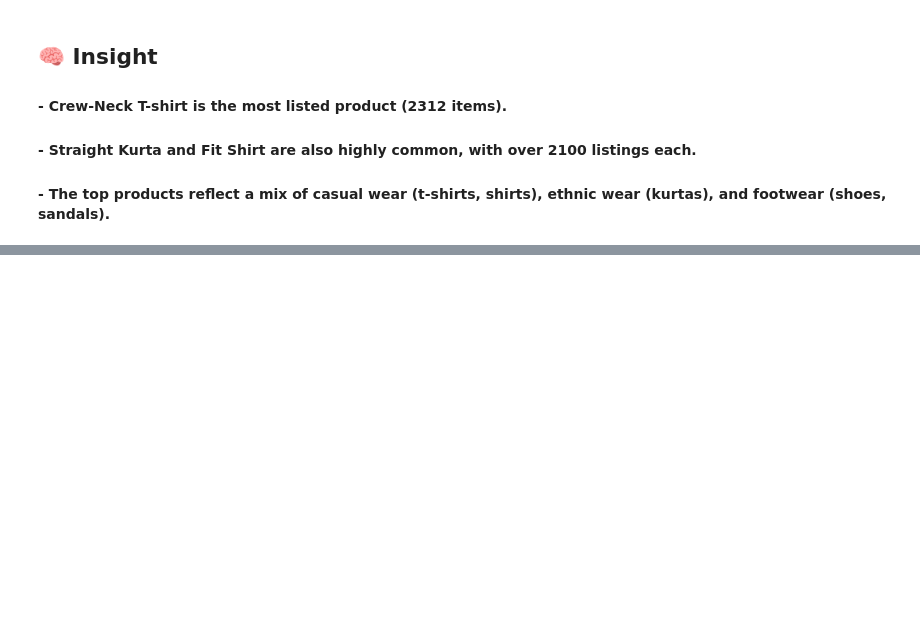
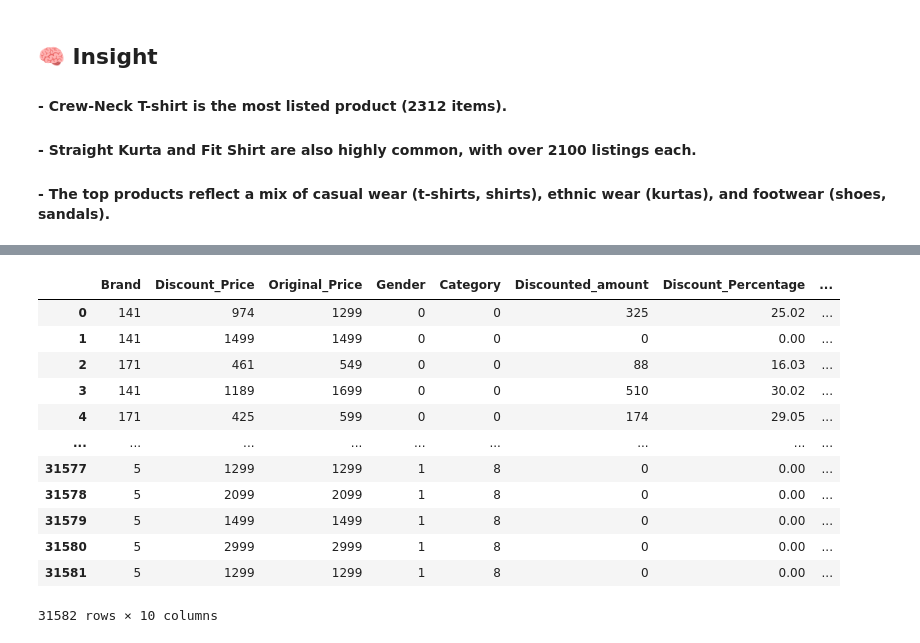
Before and after one commit to harshkarwade/Fashion-Trend-Analysis, a Jupyter notebook: Fashion_Trend_Analysis (3).ipynb, the cells around one changed output, grey strips where cells are left out. Drawn from its saved outputs; the diff is of its cells as text; code cells hidden in the pictures; blank space fills up the shorter version.

```diff
--- a/Fashion_Trend_Analysis (3).ipynb
+++ b/Fashion_Trend_Analysis (3).ipynb
@@ -1211,0 +1252,26 @@ plt.show()
+# %%
+from sklearn.preprocessing import LabelEncoder
+label = LabelEncoder()
+# %%
+df.Brand = label.fit_transform(df.Brand)
+df.Gender = label.fit_transform(df.Gender)
+df.Product_Name = label.fit_transform(df.Product_Name)
+df.Price_Segment = label.fit_transform(df.Price_Segment)
+df.Discount_Tier = label.fit_transform(df.Discount_Tier)
+df.Category = label.fit_transform(df.Category)
+# %%
+df
+# %% [output]
+|  | Brand | Discount_Price | Original_Price | Gender | Category | Discounted_amount | Discount_Percentage | ... |
+| 0 | 141 | 974 | 1299 | 0 | 0 | 325 | 25.02 | ... |
+| 1 | 141 | 1499 | 1499 | 0 | 0 | 0 | 0.00 | ... |
+| 2 | 171 | 461 | 549 | 0 | 0 | 88 | 16.03 | ... |
+| 3 | 141 | 1189 | 1699 | 0 | 0 | 510 | 30.02 | ... |
+| 4 | 171 | 425 | 599 | 0 | 0 | 174 | 29.05 | ... |
+| ... | ... | ... | ... | ... | ... | ... | ... | ... |
+| 31577 | 5 | 1299 | 1299 | 1 | 8 | 0 | 0.00 | ... |
+| 31578 | 5 | 2099 | 2099 | 1 | 8 | 0 | 0.00 | ... |
+| 31579 | 5 | 1499 | 1499 | 1 | 8 | 0 | 0.00 | ... |
+| 31580 | 5 | 2999 | 2999 | 1 | 8 | 0 | 0.00 | ... |
+| 31581 | 5 | 1299 | 1299 | 1 | 8 | 0 | 0.00 | ... |
+31582 rows × 10 columns
```
Also changed, not shown: parts of 26 cells of this notebook.
